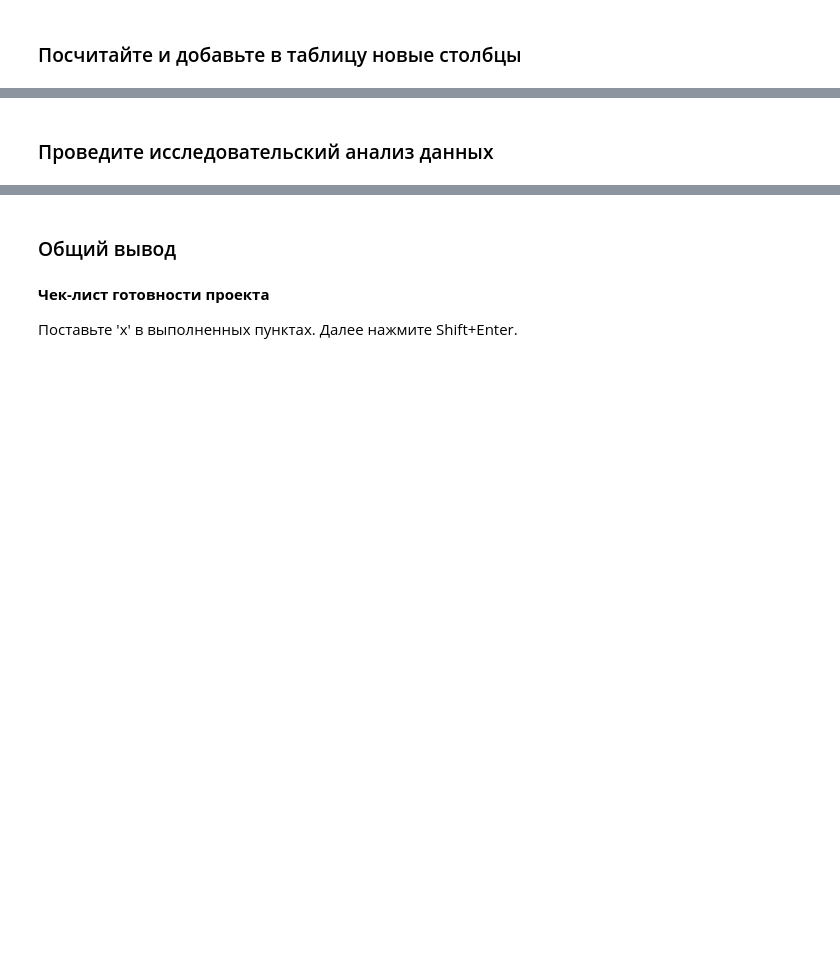
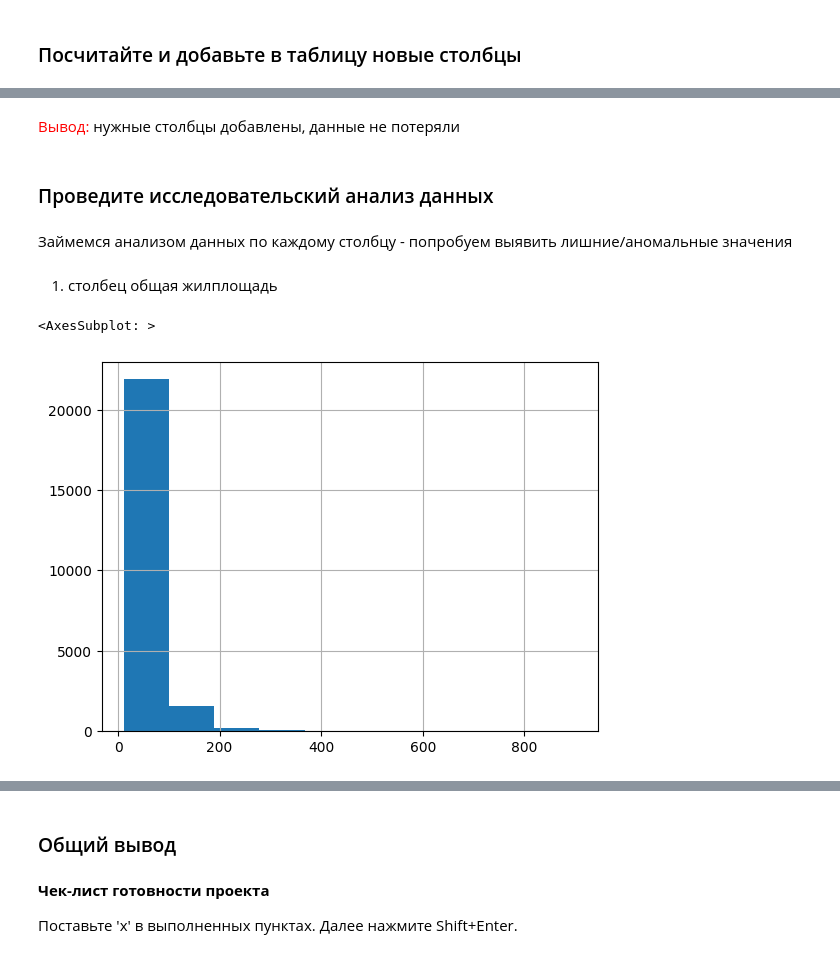
Before and after one commit to anthonypotekhin/studying, a Jupyter notebook: yandex_practicum/data_analysis_research_proj.ipynb, the cells around one changed output, grey strips where cells are left out. Saved outputs shown, nothing was run; the diff lists cells and outputs as text; code cells hidden in the pictures; blank space fills up the shorter version.

```diff
--- a/yandex_practicum/data_analysis_research_proj.ipynb
+++ b/yandex_practicum/data_analysis_research_proj.ipynb
@@ -346,0 +558,9 @@ IntCastingNaNError: Cannot convert non-finite values (NA or inf) to integer
+# %%
+# создаем вспомогательную функцию замены значений в столбце
+def group_by_floor(row):
+    if row.is_first_floor: return 'первый'
+    if row.is_last_floor: return 'последний'
+    if row.is_another_floor: return 'другой'
+# %%
+# применяем функцию для указания типа этажа квартиры (значения — «первый», «последний», «другой»)
+data['grouped_by_floor'] = data.apply(group_by_floor, axis=1)
@@ -346,0 +600,6 @@ IntCastingNaNError: Cannot convert non-finite values (NA or inf) to integer
+# %%
+# дропнем лишние столбцы
+data= data.drop(['is_first_floor', 'is_last_floor','is_another_floor'], axis=1)
+# %%
+# расстояние до центра города в километрах
+data.cityCenters_nearest=  round(data.cityCenters_nearest/1000, 0)
@@ -347,2 +644,13 @@ IntCastingNaNError: Cannot convert non-finite values (NA or inf) to integer
+# %% [markdown]
+<font color='red'>Вывод:</font> нужные столбцы добавлены, данные не потеряли
 # %% [markdown]
 ### Проведите исследовательский анализ данных
+# %% [markdown]
+Займемся анализом данных по каждому столбцу - попробуем выявить лишние/аномальные значения
+# %% [markdown]
+1) столбец общая жилплощадь
+# %%
+data.total_area.hist()
+# %% [output]
+<AxesSubplot: >
+[figure, added]
```
Also changed, not shown: parts of 40 cells of this notebook, 1 other file.
